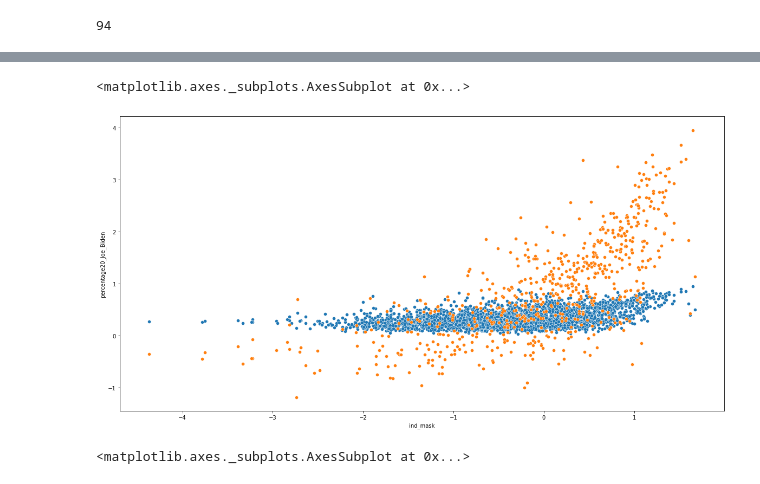
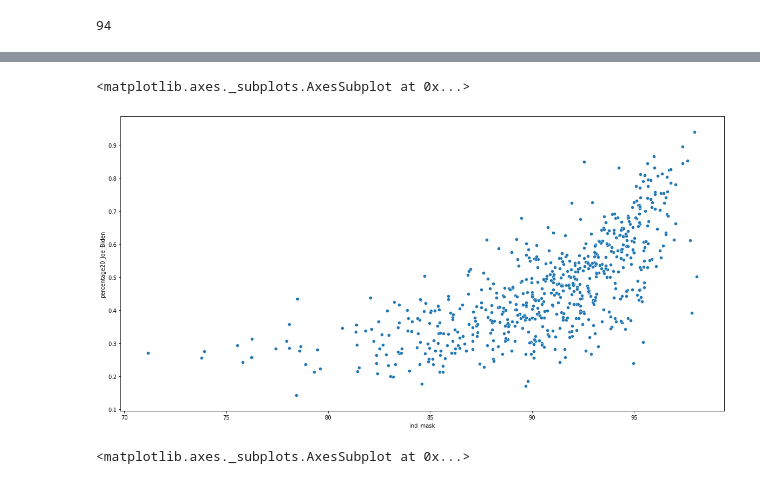
Before and after one commit to datascisteven/The-Masked-Politic, a Jupyter notebook: the_masked_politican.ipynb, the cells around one changed output, grey strips where cells are left out. Saved outputs shown, nothing was run; the diff lists cells and outputs as text; code cells hidden in the pictures.

```diff
--- a/the_masked_politican.ipynb
+++ b/the_masked_politican.ipynb
@@ -188,5 +173,5 @@ mask_imputed = pd.DataFrame(imputed, columns = impute_df.columns)['ind_mask']
 # %%
-merge1['ind_mask'] = mask_imputed
+# merge1['ind_mask'] = mask_imputed
 # %%
 elec_geo_df = merge1.merge(merge_elec, on = 'county',how='left', sort=True)
 # elec_geo_df = elec_geo_df.merge(mask_ind_means, how = 'left', on = 'FIPS')
@@ -219,10 +204,10 @@ non_impute = pd.DataFrame(scaler2.fit_transform(non_impute[['percentage20_Joe_Bi
 # %%
 plt.figure(figsize = (20,10))
 sns.scatterplot(x=elec_geo_df['ind_mask'], y = elec_geo_df['percentage20_Joe_Biden'])
-sns.scatterplot(x=non_impute['ind_mask'], y = non_impute['percentage20_Joe_Biden'])
+# sns.scatterplot(x=non_impute['ind_mask'], y = non_impute['percentage20_Joe_Biden'])
 # %% [output]
 <matplotlib.axes._subplots.AxesSubplot at 0x...>
-[figure, old version]
+[figure, new version]
 # %%
 plt.figure(figsize = (16,10))
 sns.heatmap(non_impute.isna(), cbar=False)
```
Also changed, not shown: parts of 16 cells of this notebook.
